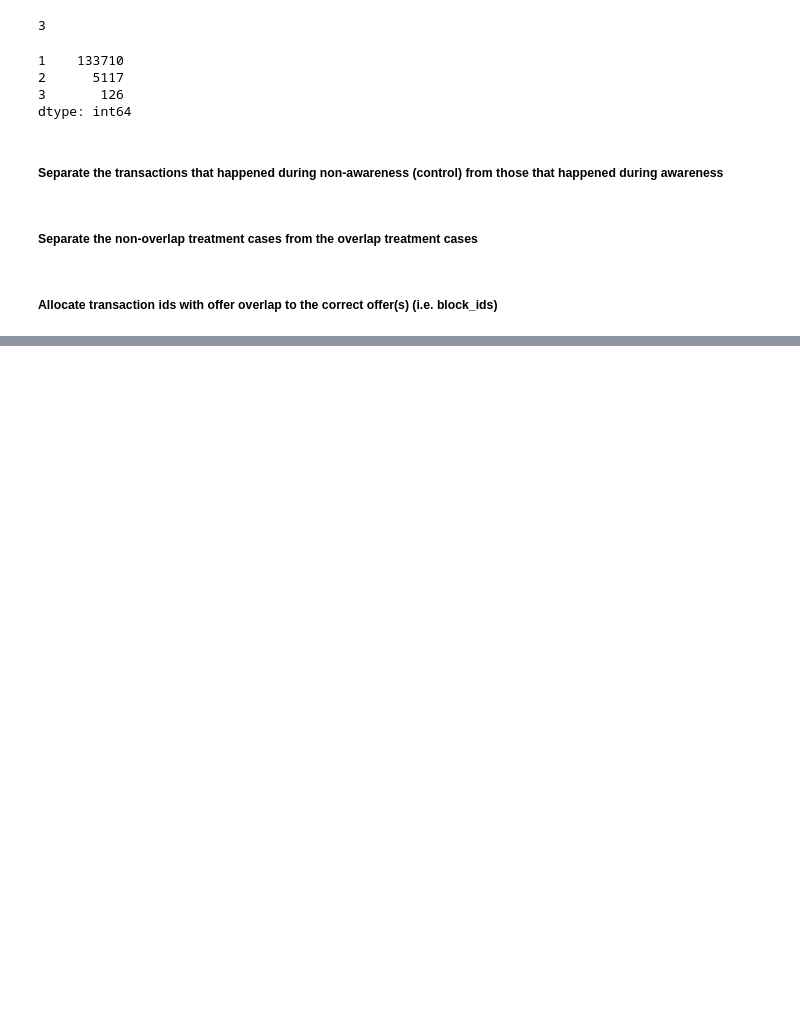
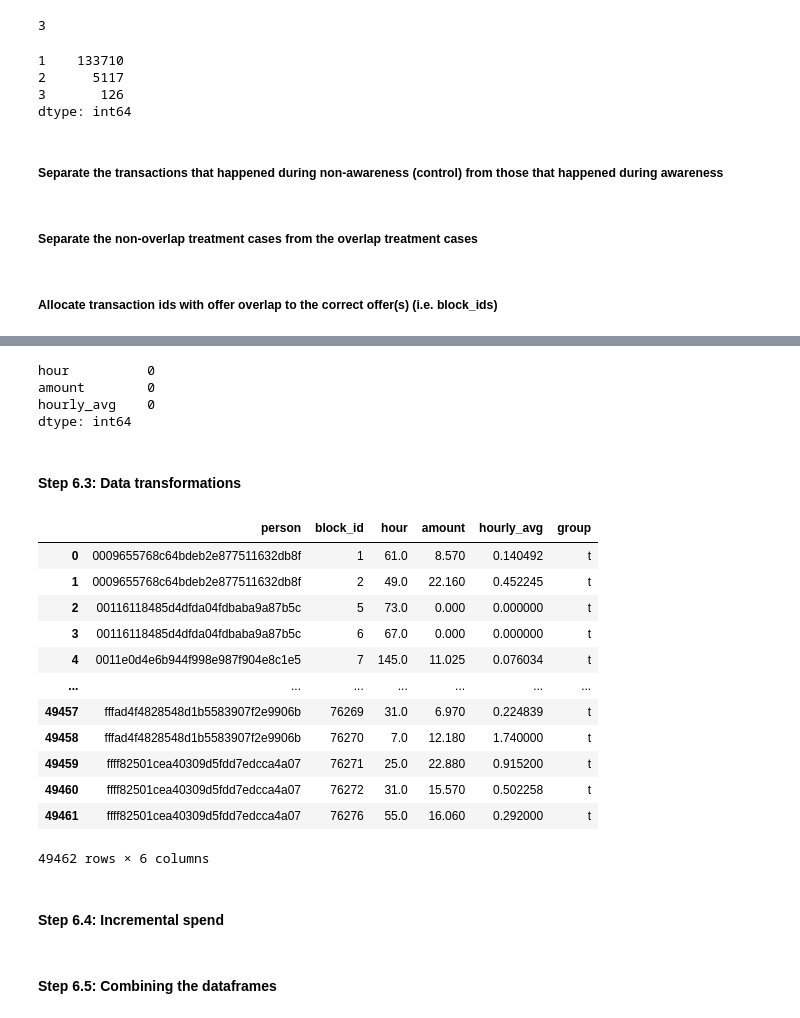
Before and after one commit to judithleao/capstone-project-starbucks, a Jupyter notebook: Starbucks-Wrangling.ipynb, the cells around one changed output, grey strips where cells are left out. Saved outputs shown, nothing was run; the diff lists cells and outputs as text; code cells hidden in the pictures; blank space fills up the shorter version.

```diff
--- a/Starbucks-Wrangling.ipynb
+++ b/Starbucks-Wrangling.ipynb
@@ -832,0 +693,4 @@ master = master.drop('key_0', axis = 1)
+# %%
+treatment_final = aw_final.groupby(by=['person', 'block_id']).agg({'corrected_amount':sum, 'rows_needed':sum})
+# %%
+treatment_final['hourly_avg'] = treatment_final['corrected_amount']/treatment_final['rows_needed']
@@ -832,0 +712,41 @@ master = master.drop('key_0', axis = 1)
+# %%
+# Data check
+control_final.isna().sum()
+# %% [output]
+hour          0
+amount        0
+hourly_avg    0
+dtype: int64
+# %% [markdown]
+#### Step 6.3: Data transformations
+# %%
+# Some data transformations
+control_final['block_id'] = 'no_offer'
+control_final = control_final.reset_index()
+treatment_final = treatment_final.rename(columns = {'corrected_amount':'amount','rows_needed':'hour'}).reset_index()
+
+# Add identifier for experimental group
+control_final['group'] = 'c'
+treatment_final['group'] = 't'
+
+# Order the columns
+control_final = control_final[['person','block_id','hour','amount','hourly_avg', 'group']]
+treatment_final = treatment_final[['person','block_id','hour','amount','hourly_avg', 'group']]
+# %%
+treatment_final
+# %% [output]
+|  | person | block_id | hour | amount | hourly_avg | group |
+| 0 | 0009655768c64bdeb2e877511632db8f | 1 | 61.0 | 8.570 | 0.140492 | t |
+| 1 | 0009655768c64bdeb2e877511632db8f | 2 | 49.0 | 22.160 | 0.452245 | t |
+| 2 | 00116118485d4dfda04fdbaba9a87b5c | 5 | 73.0 | 0.000 | 0.000000 | t |
+| 3 | 00116118485d4dfda04fdbaba9a87b5c | 6 | 67.0 | 0.000 | 0.000000 | t |
+| 4 | 0011e0d4e6b944f998e987f904e8c1e5 | 7 | 145.0 | 11.025 | 0.076034 | t |
+| ... | ... | ... | ... | ... | ... | ... |
+| 49457 | fffad4f4828548d1b5583907f2e9906b | 76269 | 31.0 | 6.970 | 0.224839 | t |
+| 49458 | fffad4f4828548d1b5583907f2e9906b | 76270 | 7.0 | 12.180 | 1.740000 | t |
+| 49459 | ffff82501cea40309d5fdd7edcca4a07 | 76271 | 25.0 | 22.880 | 0.915200 | t |
+| 49460 | ffff82501cea40309d5fdd7edcca4a07 | 76272 | 31.0 | 15.570 | 0.502258 | t |
+| 49461 | ffff82501cea40309d5fdd7edcca4a07 | 76276 | 55.0 | 16.060 | 0.292000 | t |
+49462 rows × 6 columns
+# %% [markdown]
+#### Step 6.4: Incremental spend
@@ -832,0 +765,2 @@ master = master.drop('key_0', axis = 1)
+# %% [markdown]
+#### Step 6.5: Combining the dataframes
```
Also changed, not shown: parts of 67 cells of this notebook.
